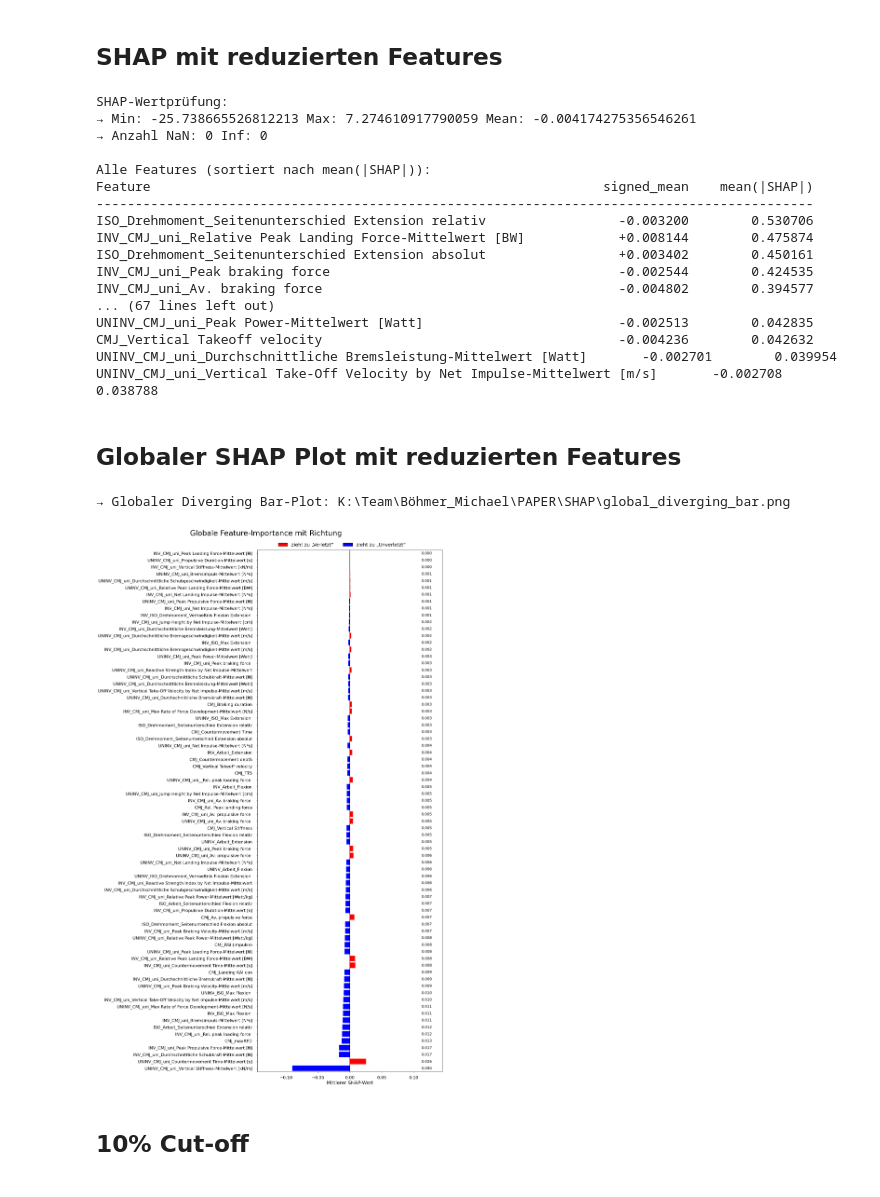
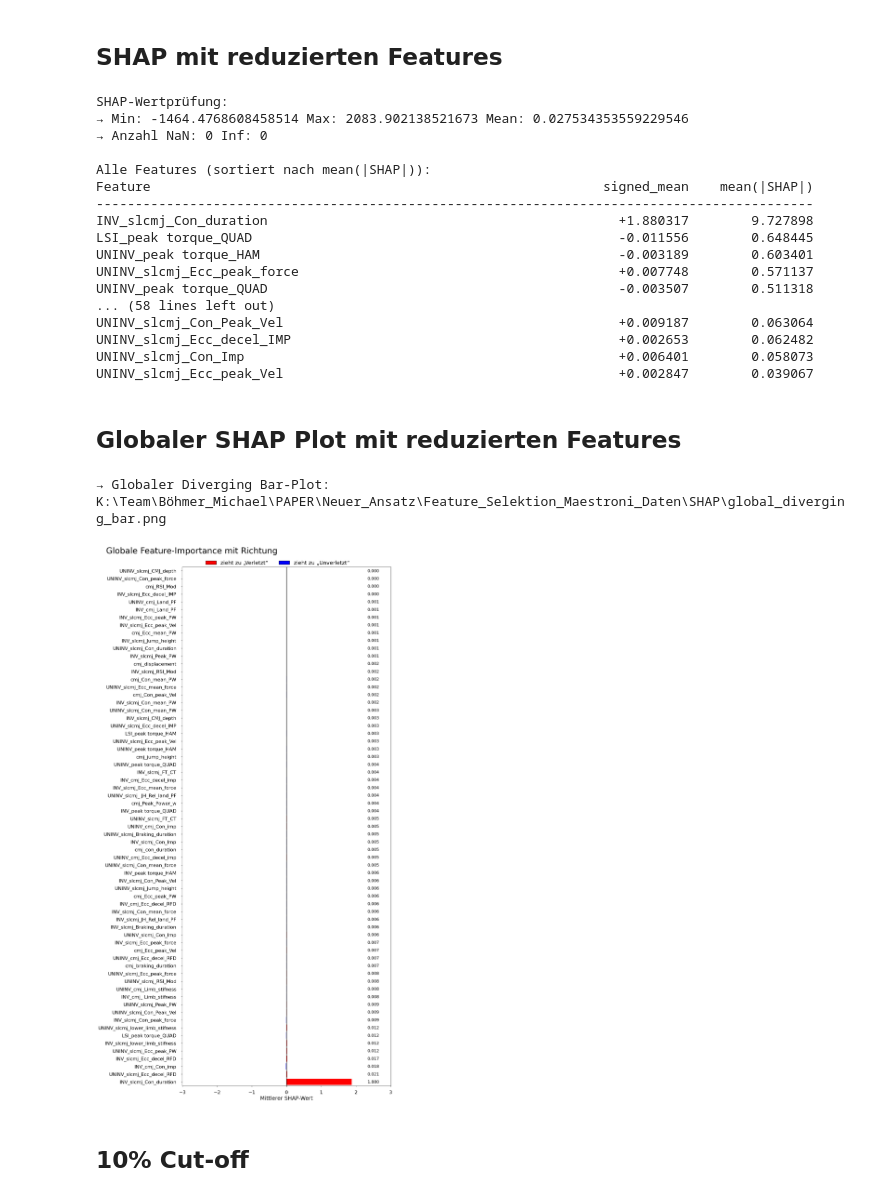
Before and after one commit to michi1308/neuronales_netz_motum, a Jupyter notebook: code/feature_selektion_log_reg_maestroni.ipynb, the cells around one changed output. Cells and saved outputs as stored; diff of their text form; code cells hidden in the pictures.

```diff
--- a/code/feature_selektion_log_reg_maestroni.ipynb
+++ b/code/feature_selektion_log_reg_maestroni.ipynb
@@ -230,7 +471,7 @@ def collect_shap_data_lr(
     )
 
 features, shap_stack, X_stack, exp_val, last_model, last_test_len, signed_mean_shaps, abs_mean_shaps = collect_shap_data_lr(
-    data_path            = r"K:\Team\Böhmer_Michael\PAPER\Neuer_Ansatz\Alle_Features_Tabellen\Basistabelle_ML_fs.xlsx",
+    data_path            = r"K:\Team\Böhmer_Michael\PAPER\Neuer_Ansatz\Feature_Selektion_Maestroni_Daten\Basistabelle_ML_Maestroni_final.xlsx",
     target_column        = "Verletzungsstatus",
     cv_splits            = 5,
     cv_repeats           = 20,
@@ -384,7 +672,7 @@ from collections import deque
 from IPython.display import display, HTML
 
 # 1) Pfad und SHAP-Daten wie gehabt
-data_path = r"K:\Team\Böhmer_Michael\PAPER\Neuer_Ansatz\Alle_Features_Tabellen\Basistabelle_ML_vkb_male.xlsx"
+data_path = r"K:\Team\Böhmer_Michael\PAPER\Neuer_Ansatz\Feature_Selektion_Maestroni_Daten\Basistabelle_ML_Maestroni_final.xlsx"
 
 # Falls noch nicht berechnet:
 signed_mean_shap = pd.Series(np.mean(shap_stack, axis=0), index=features)
@@ -579,16 +867,10 @@ to_save = [
 import pandas as pd
 
 # ─── 1) Ursprüngliche Liste der zu entfernenden Features ────────────────────────
-to_remove = [
-    "CMJ_Jump Height impulse",
-    "CMJ_Rel. Peak Power",
-    "CMJ_Av. braking force",
-    "INV_CMJ_uni_Jump Height by Flight Time-Mittelwert [cm]",
-    "UNINV_CMJ_uni_Jump Height by Flight Time-Mittelwert [cm]",
-    "UNINV_CMJ_uni_Durchschnittliche Schubleistung-Mittelwert [Watt]",
-    "INV_CMJ_uni_Durchschnittliche Schubleistung-Mittelwert [Watt]",
-    "UNINV_CMJ_uni_Relative Peak Loading Force-Mittelwert [BW]",
-    "INV_CMJ_uni_Relative Peak Loading Force-Mittelwert [BW]",
+to_remove_unique = [
+    "cmj_FT_CT",
+    "INV_slcmj_Ecc_mean_PW_w_kg",
+    "UNINV_slcmj_Ecc_mean_PW_w_kg",
 ]
 
 # ─── 2) Duplikate in Echtzeit erkennen und melden ────────────────────────────────
@@ -603,8 +885,8 @@ to_remove_unique = list(dict.fromkeys(to_remove))
 print(f"\nVerwendete (einmalige) Liste mit {len(to_remove_unique)} Features zum Entfernen.")
 
 # ─── 4) Excel-Datei einlesen und Spalten löschen ─────────────────────────────────
-input_path  = r"K:\Team\Böhmer_Michael\PAPER\Neuer_Ansatz\Alle_Features_Tabellen\Basistabelle_ML_vkb_male.xlsx"
-output_path = r"K:\Team\Böhmer_Michael\PAPER\Neuer_Ansatz\Alle_Features_Tabellen\Basistabelle_ML_vkb_male_clean.xlsx"
+input_path  = r"K:\Team\Böhmer_Michael\PAPER\Neuer_Ansatz\Feature_Selektion_Maestroni_Daten\Basistabelle_ML_Maestroni_final.xlsx"
+output_path = r"K:\Team\Böhmer_Michael\PAPER\Neuer_Ansatz\Feature_Selektion_Maestroni_Daten\Basistabelle_ML_Maestroni_final_clean.xlsx"
 
 df = pd.read_excel(input_path)
 
@@ -858,7 +1228,7 @@ def collect_shap_data_lr(
     )
 
 features, shap_stack, X_stack, exp_val, last_model, last_test_len, signed_mean_shaps, abs_mean_shaps = collect_shap_data_lr(
-    data_path            = r"K:\Team\Böhmer_Michael\PAPER\Neuer_Ansatz\Alle_Features_Tabellen\Basistabelle_ML_fs.xlsx",
+    data_path            = r"K:\Team\Böhmer_Michael\PAPER\Neuer_Ansatz\Feature_Selektion_Maestroni_Daten\Basistabelle_ML_Maestroni_final_clean.xlsx",
     target_column        = "Verletzungsstatus",
     cv_splits            = 5,
     cv_repeats           = 20,
@@ -885,22 +1255,22 @@ for i in order:   # statt order[:20]
     print(f"{features[i]:<60} {signed_mean_shaps[i]:+15.6f} {abs_mean_shaps[i]:15.6f}")
 # %% [output]
 SHAP-Wertprüfung:
-→ Min: -25.738665526812213 Max: 7.274610917790059 Mean: -0.004174275356546261
+→ Min: -1464.4768608458514 Max: 2083.902138521673 Mean: 0.027534353559229546
 → Anzahl NaN: 0 Inf: 0
 
 Alle Features (sortiert nach mean(|SHAP|)):
 Feature                                                          signed_mean    mean(|SHAP|)
 --------------------------------------------------------------------------------------------
-ISO_Drehmoment_Seitenunterschied Extension relativ                 -0.003200        0.530706
-INV_CMJ_uni_Relative Peak Landing Force-Mittelwert [BW]            +0.008144        0.475874
-ISO_Drehmoment_Seitenunterschied Extension absolut                 +0.003402        0.450161
-INV_CMJ_uni_Peak braking force                                     -0.002544        0.424535
-INV_CMJ_uni_Av. braking force                                      -0.004802        0.394577
-... (67 lines left out)
-UNINV_CMJ_uni_Peak Power-Mittelwert [Watt]                         -0.002513        0.042835
-CMJ_Vertical Takeoff velocity                                      -0.004236        0.042632
-UNINV_CMJ_uni_Durchschnittliche Bremsleistung-Mittelwert [Watt]       -0.002701        0.039954
-UNINV_CMJ_uni_Vertical Take-Off Velocity by Net Impulse-Mittelwert [m/s]       -0.002708        0.038788
+INV_slcmj_Con_duration                                             +1.880317        9.727898
+LSI_peak torque_QUAD                                               -0.011556        0.648445
+UNINV_peak torque_HAM                                              -0.003189        0.603401
+UNINV_slcmj_Ecc_peak_force                                         +0.007748        0.571137
+UNINV_peak torque_QUAD                                             -0.003507        0.511318
+... (58 lines left out)
+UNINV_slcmj_Con_Peak_Vel                                           +0.009187        0.063064
+UNINV_slcmj_Ecc_decel_IMP                                          +0.002653        0.062482
+UNINV_slcmj_Con_Imp                                                +0.006401        0.058073
+UNINV_slcmj_Ecc_peak_Vel                                           +0.002847        0.039067
 # %% [markdown]
 ## Globaler SHAP Plot mit reduzierten Features
 # %%
@@ -909,7 +1279,7 @@ import numpy as np
 import matplotlib.pyplot as plt
 from matplotlib.patches import Patch
 
-shap_output_dir = r"K:\Team\Böhmer_Michael\PAPER\SHAP"
+shap_output_dir = r"K:\Team\Böhmer_Michael\PAPER\Neuer_Ansatz\Feature_Selektion_Maestroni_Daten\SHAP"
 
 def plot_global_diverging_bar(
     features,
@@ -973,35 +1343,35 @@ def plot_global_diverging_bar(
     for i, val in enumerate(abs_sorted):
         ax.text(
             x_text,
             i,
             f"{val:.3f}",
             va='center',
             ha='left',
             fontsize=14
         )
 
     # 8) Plot unten bündig anschließen
     ax.set_ylim(-0.5, len(feat_sorted)-0.5)
     ax.margins(y=0)
 
     # 9) Layout: Platz oben für Suptitle + Legend, bündig unten
     plt.subplots_adjust(top=0.93, bottom=0.02, left=0.18, right=0.88)
 
     # 10) Speichern & Anzeigen
     out = os.path.join(output_dir, "global_diverging_bar.png")
     fig.savefig(out, dpi=dpi, bbox_inches='tight')
     print(f"→ Globaler Diverging Bar-Plot: {out}")
     plt.show()
 
 # Aufruf
 plot_global_diverging_bar(
     features=features,
     shap_stack=shap_stack,
     output_dir=shap_output_dir
 )
 # %% [output]
-→ Globaler Diverging Bar-Plot: K:\Team\Böhmer_Michael\PAPER\SHAP\global_diverging_bar.png
+→ Globaler Diverging Bar-Plot: K:\Team\Böhmer_Michael\PAPER\Neuer_Ansatz\Feature_Selektion_Maestroni_Daten\SHAP\global_diverging_bar.png
-[figure, old version]
+[figure, new version]
 # %% [markdown]
 ## 10% Cut-off
 # %%
```
Also changed, not shown: parts of 15 cells of this notebook, 3 other files.
